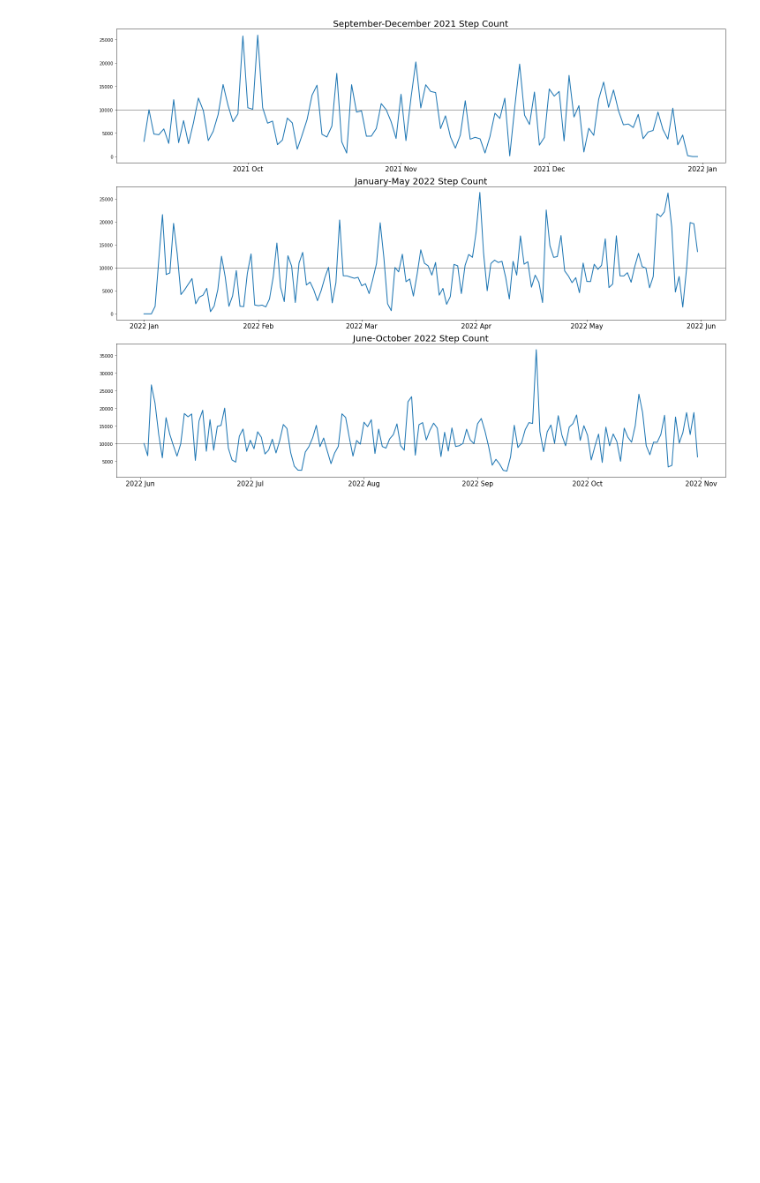
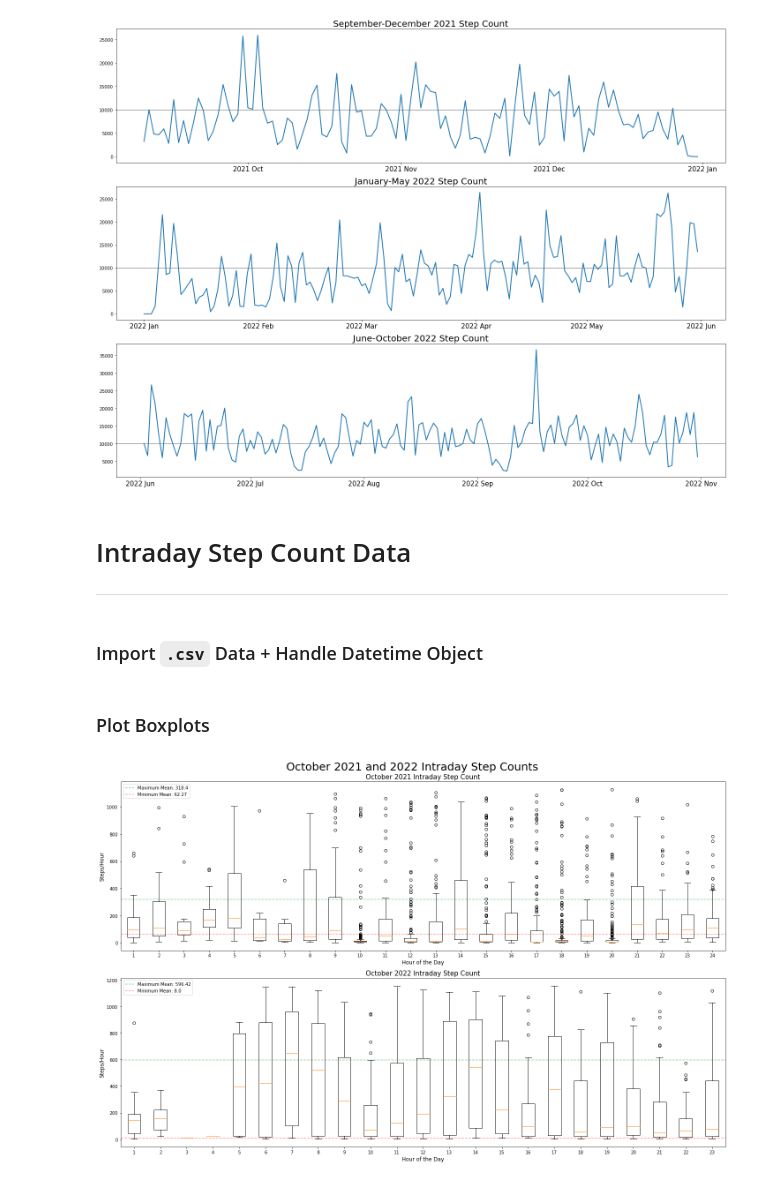
Before and after one commit to bridaniels/ML_Trading_2ndEd, a Jupyter notebook: P2_ML_trading_fundamentals/10_bayesian_ML/06_markov_chain_monte_carlo.ipynb, the cells around one changed output. Saved outputs shown, nothing was run; the diff lists cells and outputs as text; code cells hidden in the pictures; blank space fills up the shorter version.

Commit message:
1006 fix apple xml dataframes + boxplots

```diff
--- a/P2_ML_trading_fundamentals/10_bayesian_ML/06_markov_chain_monte_carlo.ipynb
+++ b/P2_ML_trading_fundamentals/10_bayesian_ML/06_markov_chain_monte_carlo.ipynb
@@ -175,3 +175,6 @@ plt.tight_layout()
 plt.show()
 # %% [output]
 [figure]
+# %% [markdown]
+# Intraday Step Count Data
+---
@@ -177,0 +189,45 @@ plt.show()
+# %% [markdown]
+### Import `.csv` Data + Handle Datetime Object
+# %%
+# Read CSV Data and Parse Datetime
+#df = pd.read_csv('data/step_count_intraday.csv', parse_dates=[0])
+df = pd.read_csv('data/step_count_intraday.csv')
+
+# setup datetime to analyze time range specific data
+df['date'] = pd.to_datetime(df['date'])
+oct_2021 = df.loc[(df['date'] > '2021-09-30') & (df['date'] < '2021-11-01')]
+oct_2022 = df.loc[(df['date'] > '2022-09-30') & (df['date'] < '2022-11-01')]
+
+#organize data for box plots
+box_oct_2022 = oct_2022.groupby(['time'])['value'].apply(list)
+box_oct_2021 = oct_2021.groupby(['time'])['value'].apply(list)
+
+mean_oct_2022 = oct_2022.groupby(['time'])['value'].mean()
+mean_oct_2021 = oct_2021.groupby(['time'])['value'].mean()
+# %% [markdown]
+### Plot Boxplots
+# %%
+fig, ax = plt.subplots(nrows=2, ncols=1, figsize=(20,13))
+
+ax[0].axhline(y=mean_oct_2021.max(), xmin=0, xmax=25, linestyle='--', alpha=0.4, color='green', label="Maximum Mean: {}".format(round(mean_oct_2021.max(),2)))
+ax[0].axhline(y=mean_oct_2021.min(), xmin=0, xmax=25, linestyle='--', alpha=0.4, color='red', label="Minimum Mean: {}".format(round(mean_oct_2021.min(),2)))
+ax[0].boxplot(box_oct_2021)
+ax[0].set_title("October 2021 Intraday Step Count", fontsize=15)
+ax[0].set_xlabel("Hour of the Day", fontsize=12)
+ax[0].set_ylabel("Steps/Hour", fontsize=12)
+ax[0].legend(loc=2)
+
+ax[1].axhline(y=mean_oct_2022.max(), xmin=0, xmax=25, linestyle='--', alpha=0.4, color='green', label="Maximum Mean: {}".format(round(mean_oct_2022.max(),2)))
+ax[1].axhline(y=mean_oct_2022.min(), xmin=0, xmax=25, linestyle='--', alpha=0.4, color='red', label="Minimum Mean: {}".format(round(mean_oct_2022.min(),2)))
+ax[1].boxplot(box_oct_2022)
+ax[1].set_title("October 2022 Intraday Step Count", fontsize=15)
+ax[1].set_xlabel("Hour of the Day", fontsize=12)
+ax[1].set_ylabel("Steps/Hour", fontsize=12)
+ax[1].legend(loc=2)
+
+
+plt.suptitle("October 2021 and 2022 Intraday Step Counts", fontsize=25)
+plt.tight_layout()
+plt.show()
+# %% [output]
+[figure, added]
```
Also changed, not shown: parts of 1 cell of this notebook, 3 other files.
